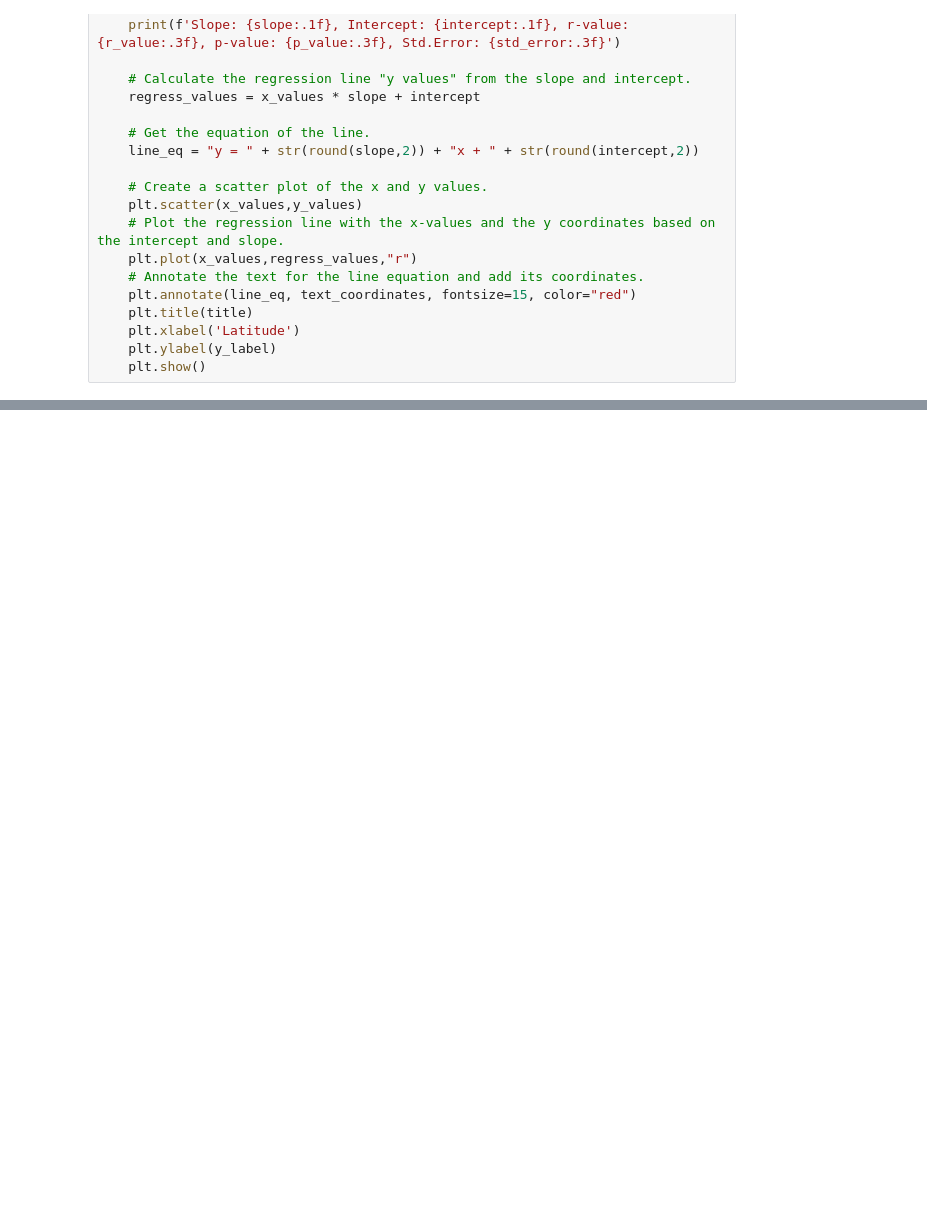
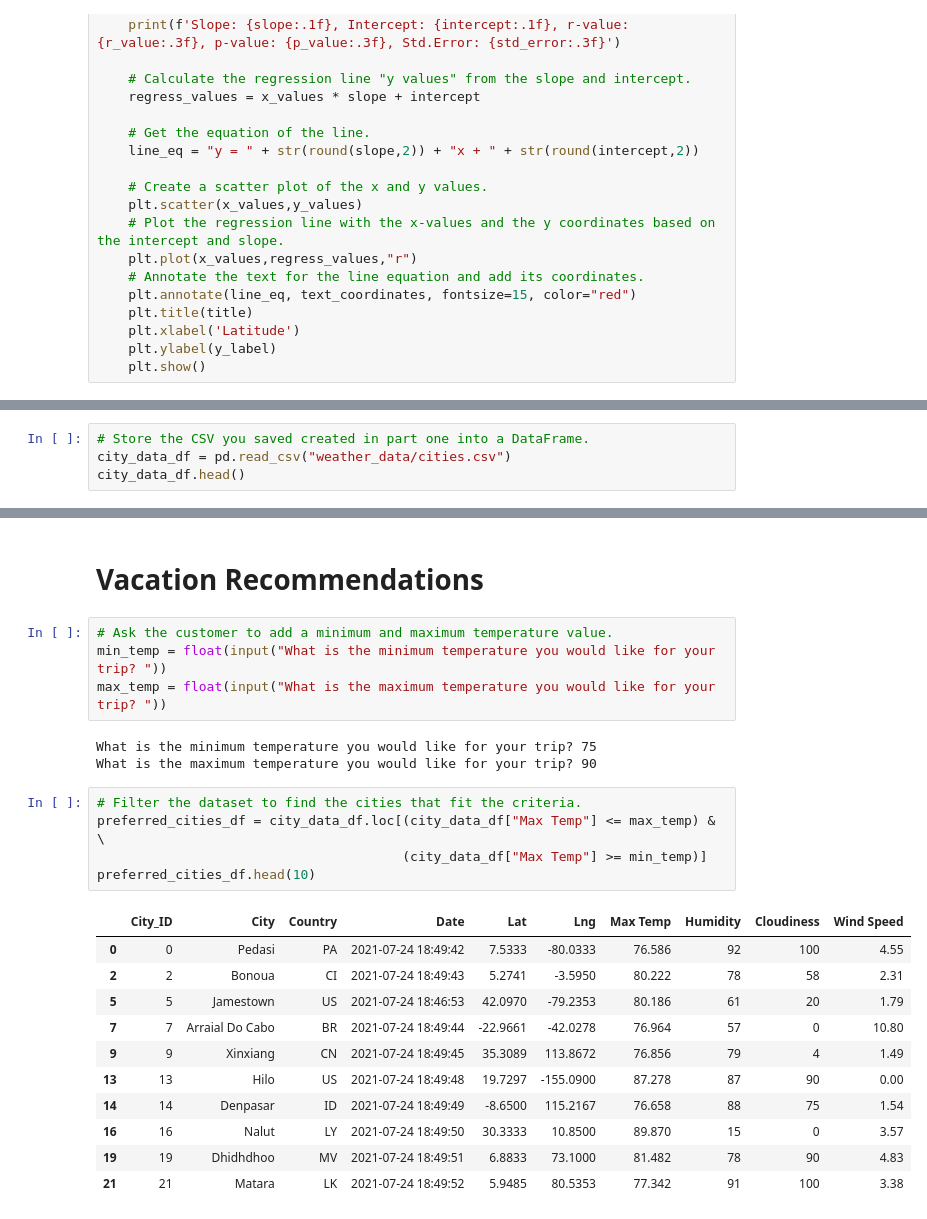
Before and after one commit to aseo67/World_Weather_Analysis, a Jupyter notebook: WeatherPy.ipynb, the cells around one changed output, grey strips where cells are left out. Cells and saved outputs as stored; diff of their text form; blank space fills up the shorter version.

```diff
--- a/WeatherPy.ipynb
+++ b/WeatherPy.ipynb
@@ -432,0 +462,4 @@ Slope: -0.0, Intercept: 3.6, r-value: -0.026, p-value: 0.728, Std.Error: 0.012
+# %%
+# Store the CSV you saved created in part one into a DataFrame.
+city_data_df = pd.read_csv("weather_data/cities.csv")
+city_data_df.head()
@@ -432,0 +553,26 @@ Slope: -0.0, Intercept: 3.6, r-value: -0.026, p-value: 0.728, Std.Error: 0.012
+# %% [markdown]
+# Vacation Recommendations
+# %%
+# Ask the customer to add a minimum and maximum temperature value.
+min_temp = float(input("What is the minimum temperature you would like for your trip? "))
+max_temp = float(input("What is the maximum temperature you would like for your trip? "))
+# %% [output]
+What is the minimum temperature you would like for your trip? 75
+What is the maximum temperature you would like for your trip? 90
+# %%
+# Filter the dataset to find the cities that fit the criteria.
+preferred_cities_df = city_data_df.loc[(city_data_df["Max Temp"] <= max_temp) & \
+                                       (city_data_df["Max Temp"] >= min_temp)]
+preferred_cities_df.head(10)
+# %% [output]
+|  | City_ID | City | Country | Date | Lat | Lng | Max Temp | Humidity | Cloudiness | Wind Speed |
+| 0 | 0 | Pedasi | PA | 2021-07-24 18:49:42 | 7.5333 | -80.0333 | 76.586 | 92 | 100 | 4.55 |
+| 2 | 2 | Bonoua | CI | 2021-07-24 18:49:43 | 5.2741 | -3.5950 | 80.222 | 78 | 58 | 2.31 |
+| 5 | 5 | Jamestown | US | 2021-07-24 18:46:53 | 42.0970 | -79.2353 | 80.186 | 61 | 20 | 1.79 |
+| 7 | 7 | Arraial Do Cabo | BR | 2021-07-24 18:49:44 | -22.9661 | -42.0278 | 76.964 | 57 | 0 | 10.80 |
+| 9 | 9 | Xinxiang | CN | 2021-07-24 18:49:45 | 35.3089 | 113.8672 | 76.856 | 79 | 4 | 1.49 |
+| 13 | 13 | Hilo | US | 2021-07-24 18:49:48 | 19.7297 | -155.0900 | 87.278 | 87 | 90 | 0.00 |
+| 14 | 14 | Denpasar | ID | 2021-07-24 18:49:49 | -8.6500 | 115.2167 | 76.658 | 88 | 75 | 1.54 |
+| 16 | 16 | Nalut | LY | 2021-07-24 18:49:50 | 30.3333 | 10.8500 | 89.870 | 15 | 0 | 3.57 |
+| 19 | 19 | Dhidhdhoo | MV | 2021-07-24 18:49:51 | 6.8833 | 73.1000 | 81.482 | 78 | 90 | 4.83 |
+| 21 | 21 | Matara | LK | 2021-07-24 18:49:52 | 5.9485 | 80.5353 | 77.342 | 91 | 100 | 3.38 |
```
Also changed, not shown: parts of 68 cells of this notebook, 7 other files.
